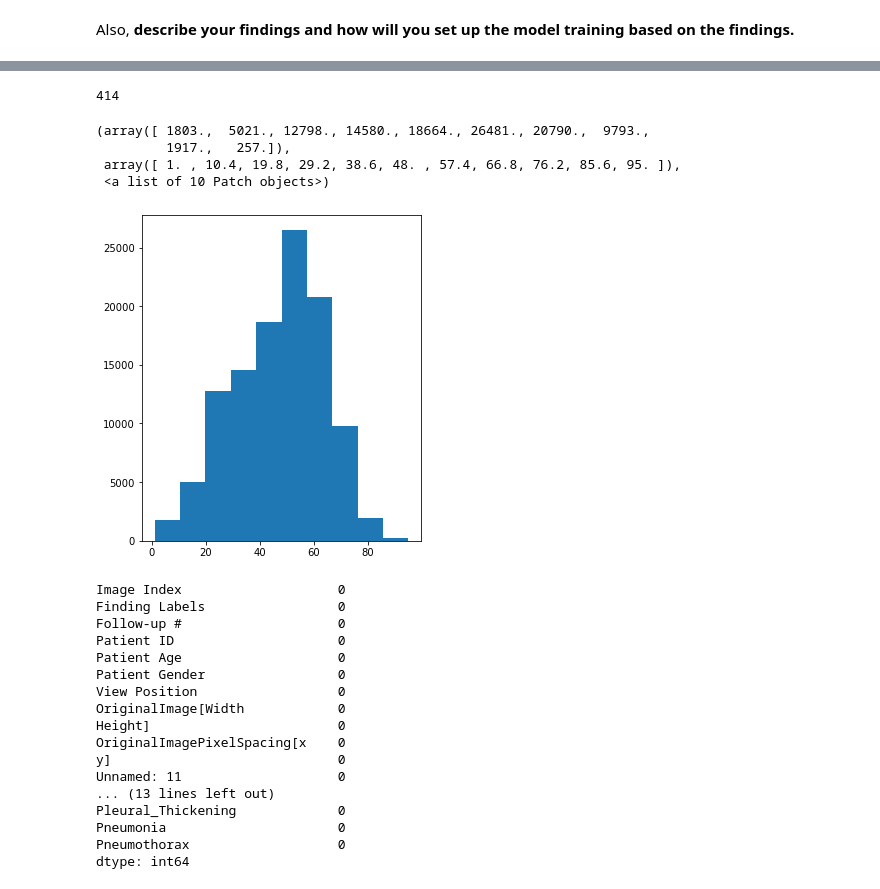
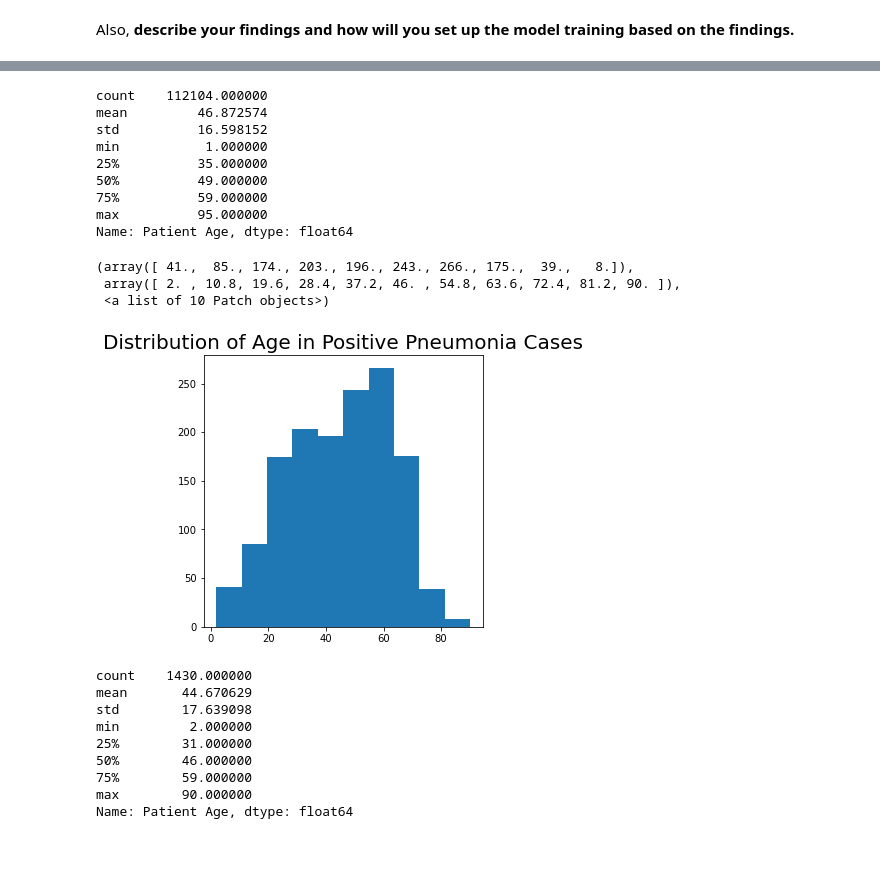
Before and after one commit to Danieldacruz7/Pneumonia-Detection-From-Chest-X-Rays, a Jupyter notebook: EDA.ipynb, the cells around one changed output, grey strips where cells are left out. Saved outputs shown, nothing was run; the diff lists cells and outputs as text; code cells hidden in the pictures; blank space fills up the shorter version.

```diff
--- a/EDA.ipynb
+++ b/EDA.ipynb
@@ -88 +118,3 @@ all_xray_df[all_xray_df.Pneumonia ==1]['Patient Gender'].value_counts().plot(kin
+# %%
+all_xray_df.drop(all_xray_df[all_xray_df['Patient Age'] > 120].index, inplace=True) # Dropping outliers from dataset
 # %%
@@ -98,35 +130,33 @@ plt.hist(all_xray_df['Patient Age'])
 # %%
-max(all_xray_df['Patient Age'])
+all_xray_df['Patient Age'].describe()
 # %% [output]
-414
+count    112104.000000
+mean         46.872574
+std          16.598152
+min           1.000000
+25%          35.000000
+50%          49.000000
+75%          59.000000
+max          95.000000
+Name: Patient Age, dtype: float64
-# %%
-all_xray_df.drop(all_xray_df[all_xray_df['Patient Age'] > 100].index, inplace=True)
 # %%
-plt.figure(figsize=(5,6))
-plt.hist(all_xray_df['Patient Age'])
+plt.figure(figsize=(5,5))
+plt.title("Distribution of Age in Positive Pneumonia Cases", size = 20)
+plt.hist(all_xray_df['Patient Age'][all_xray_df['Pneumonia'] == 1])
 # %% [output]
-(array([ 1803.,  5021., 12798., 14580., 18664., 26481., 20790.,  9793.,
-         1917.,   257.]),
- array([ 1. , 10.4, 19.8, 29.2, 38.6, 48. , 57.4, 66.8, 76.2, 85.6, 95. ]),
+(array([ 41.,  85., 174., 203., 196., 243., 266., 175.,  39.,   8.]),
+ array([ 2. , 10.8, 19.6, 28.4, 37.2, 46. , 54.8, 63.6, 72.4, 81.2, 90. ]),
  <a list of 10 Patch objects>)
-[figure, old version]
+[figure, new version]
 # %%
-all_xray_df[all_xray_df['Pneumonia'] > 1].count()
+all_xray_df['Patient Age'][all_xray_df['Pneumonia'] == 1].describe()
 # %% [output]
-Image Index                    0
-Finding Labels                 0
-Follow-up #                    0
-Patient ID                     0
-Patient Age                    0
-Patient Gender                 0
-View Position                  0
-OriginalImage[Width            0
-Height]                        0
-OriginalImagePixelSpacing[x    0
-y]                             0
-Unnamed: 11                    0
-... (13 lines left out)
-Pleural_Thickening             0
-Pneumonia                      0
-Pneumothorax                   0
-dtype: int64
+count    1430.000000
+mean       44.670629
+std        17.639098
+min         2.000000
+25%        31.000000
+50%        46.000000
+75%        59.000000
+max        90.000000
+Name: Patient Age, dtype: float64
```
Also changed, not shown: parts of 11 cells of this notebook, 2 other files.
